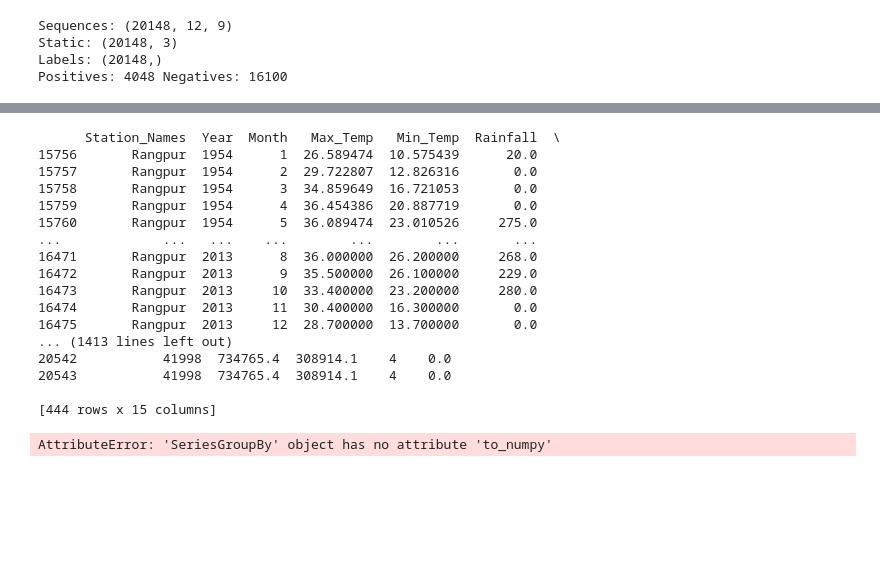
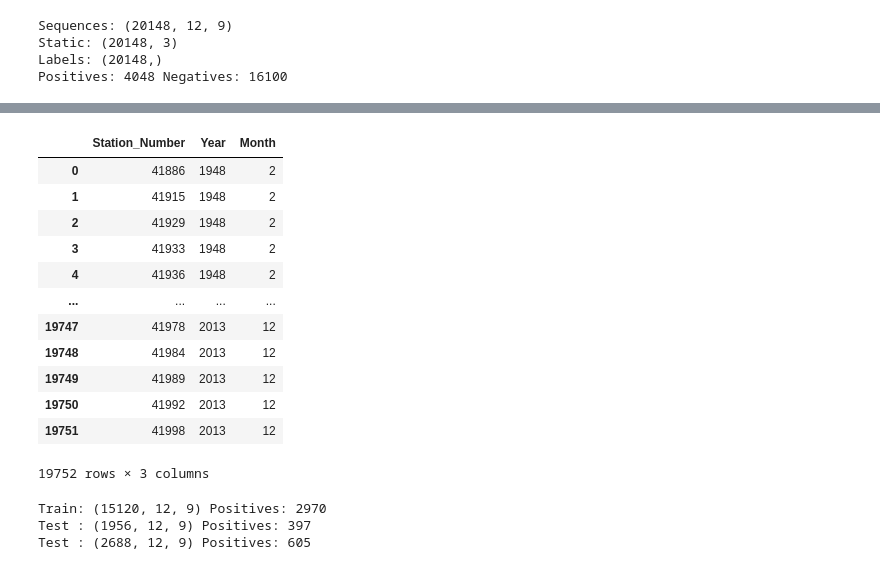
Before and after one commit to IbrahimAllMamun/flood_incidence, a Jupyter notebook: flood_incidence.ipynb, the cells around one changed output, grey strips where cells are left out. Saved outputs shown, nothing was run; the diff lists cells and outputs as text; code cells hidden in the pictures; blank space fills up the shorter version.

```diff
--- a/flood_incidence.ipynb
+++ b/flood_incidence.ipynb
@@ -104,7 +104,7 @@ def build_sequences_monthly(df, window=12):
     X_seq, X_static, y, groups = [], [], [], []
 
     for st, g in df.groupby("Station_Number"):
-        g = g.sort_values(["Year", "Month"])
+        g = g.sort_values(["Year", "Month"])   # continuous timeline per station
 
         seq_data = g[time_varying].to_numpy(dtype=float)
         static_vals = g[static_feats].iloc[0].to_numpy(dtype=float)
@@ -115,15 +115,16 @@ def build_sequences_monthly(df, window=12):
         for i in range(len(g) - window):
             X_seq.append(seq_data[i:i+window])
             X_static.append(static_vals)
-            y.append(labels[i+window])  # predict flood at next month
+            y.append(labels[i+window])  # predict flood in next month
             groups.append((st, years[i+window], months[i+window]))
 
     return (
         np.array(X_seq),
         np.array(X_static),
         np.array(y).astype(int),
-        pd.DataFrame(groups, columns=["Station", "Year", "Month"])
+        pd.DataFrame(groups, columns=["Station_Number", "Year", "Month"])
     )
+
 
 # Example
 X_seq, X_static, y, groups = build_sequences_monthly(df, window=12)
@@ -207,21 +139,0 @@ array([[ 3.00000000e+01,  1.58000000e+01,  0.00000000e+00,
-# %%
-for st, g in df.groupby("Station_Number"):
-        print(g)
-# %% [output]
-      Station_Names  Year  Month   Max_Temp   Min_Temp  Rainfall  \
-15756       Rangpur  1954      1  26.589474  10.575439      20.0
-15757       Rangpur  1954      2  29.722807  12.826316       0.0
-15758       Rangpur  1954      3  34.859649  16.721053       0.0
-15759       Rangpur  1954      4  36.454386  20.887719       0.0
-15760       Rangpur  1954      5  36.089474  23.010526     275.0
-...             ...   ...    ...        ...        ...       ...
-16471       Rangpur  2013      8  36.000000  26.200000     268.0
-16472       Rangpur  2013      9  35.500000  26.100000     229.0
-16473       Rangpur  2013     10  33.400000  23.200000     280.0
-16474       Rangpur  2013     11  30.400000  16.300000       0.0
-16475       Rangpur  2013     12  28.700000  13.700000       0.0
-... (1413 lines left out)
-20542           41998  734765.4  308914.1    4    0.0
-20543           41998  734765.4  308914.1    4    0.0
-
-[444 rows x 15 columns]
@@ -230,4 +140,42 @@ gs = df.groupby("Station_Number")
-# %%
-gs['Relative_Humidity'].to_numpy()
-# %% [output]
-AttributeError: 'SeriesGroupBy' object has no attribute 'to_numpy'
+# %%
+groups
+# %% [output]
+|  | Station_Number | Year | Month |
+| 0 | 41886 | 1948 | 2 |
+| 1 | 41915 | 1948 | 2 |
+| 2 | 41929 | 1948 | 2 |
+| 3 | 41933 | 1948 | 2 |
+| 4 | 41936 | 1948 | 2 |
+| ... | ... | ... | ... |
+| 19747 | 41978 | 2013 | 12 |
+| 19748 | 41984 | 2013 | 12 |
+| 19749 | 41989 | 2013 | 12 |
+| 19750 | 41992 | 2013 | 12 |
+| 19751 | 41998 | 2013 | 12 |
+19752 rows × 3 columns
+# %%
+from sklearn.model_selection import train_test_split
+
+# Build sequences first
+X_seq, X_static, y, groups = build_sequences_monthly(df, window=12)
+
+# Choose cutoff year
+cutoff_year_val = 2000
+cutoff_year_test = 2008
+
+train_idx = groups["Year"] <= cutoff_year_val
+val_idx = (groups["Year"] > cutoff_year_val) & (groups["Year"] < cutoff_year_test)
+test_idx  = groups["Year"] > cutoff_year_test
+
+X_seq_train, X_seq_test, X_seq_val = X_seq[train_idx], X_seq[test_idx], X_seq[val_idx]
+X_static_train, X_static_test, X_static_val = X_static[train_idx], X_static[test_idx], X_static[val_idx]
+y_train, y_test, y_val = y[train_idx], y[test_idx], y[val_idx]
+groups_train, groups_test, groups_val = groups[train_idx], groups[test_idx], groups[val_idx]
+
+print("Train:", X_seq_train.shape, "Positives:", y_train.sum())
+print("Test :", X_seq_test.shape, "Positives:", y_test.sum())
+print("Test :", X_seq_val.shape, "Positives:", y_val.sum())
+# %% [output]
+Train: (15120, 12, 9) Positives: 2970
+Test : (1956, 12, 9) Positives: 397
+Test : (2688, 12, 9) Positives: 605
```
Also changed, not shown: parts of 18 cells of this notebook.
